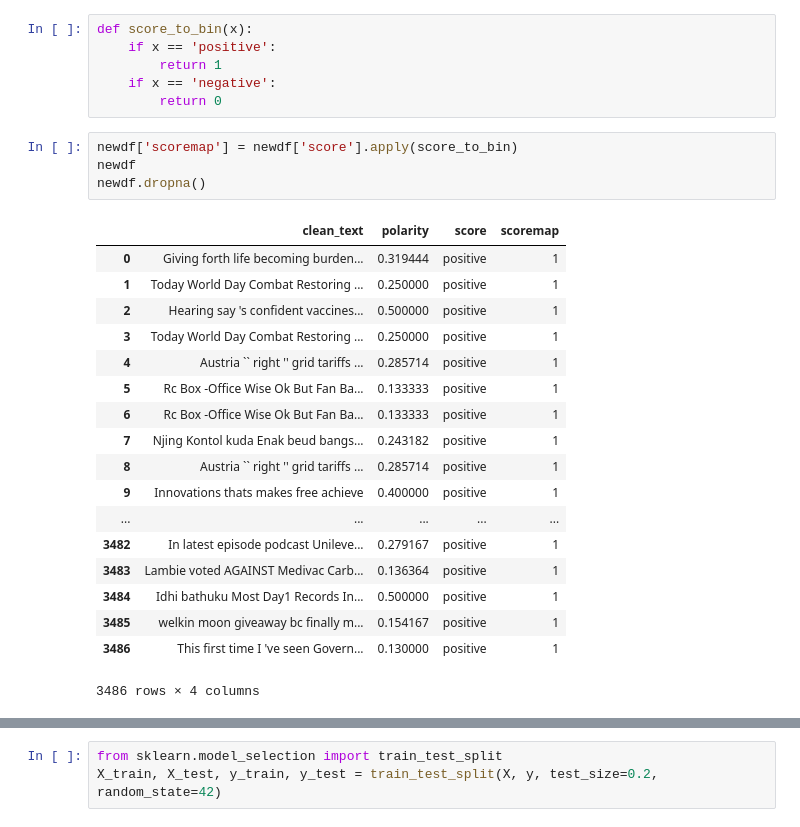
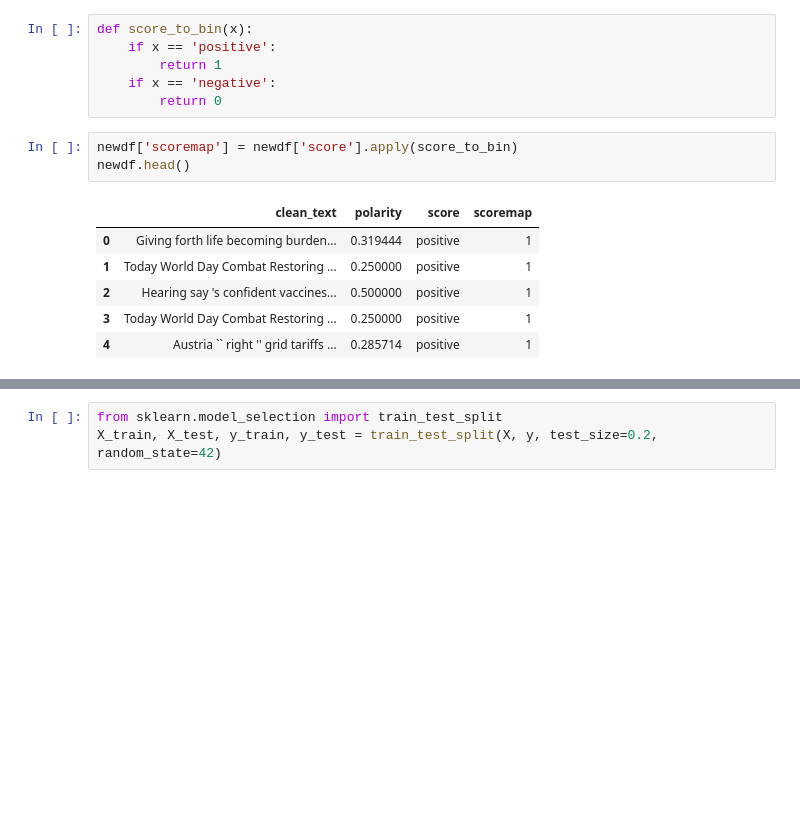
Before and after one commit to mozartofmath/week0_task2, a Jupyter notebook: Challenge_ Day2.ipynb, the cells around one changed output, grey strips where cells are left out. Drawn from its saved outputs; the diff is of its cells as text; blank space fills up the shorter version.

```diff
--- a/Challenge_ Day2.ipynb
+++ b/Challenge_ Day2.ipynb
@@ -252,27 +261,14 @@ def score_to_bin(x):
         return 0
 # %%
 newdf['scoremap'] = newdf['score'].apply(score_to_bin)
-newdf
-newdf.dropna()
+newdf.head()
 # %% [output]
 |  | clean_text | polarity | score | scoremap |
 | 0 | Giving forth life becoming burden... | 0.319444 | positive | 1 |
 | 1 | Today World Day Combat Restoring ... | 0.250000 | positive | 1 |
 | 2 | Hearing say 's confident vaccines... | 0.500000 | positive | 1 |
 | 3 | Today World Day Combat Restoring ... | 0.250000 | positive | 1 |
 | 4 | Austria `` right '' grid tariffs ... | 0.285714 | positive | 1 |
-| 5 | Rc Box -Office Wise Ok But Fan Ba... | 0.133333 | positive | 1 |
-| 6 | Rc Box -Office Wise Ok But Fan Ba... | 0.133333 | positive | 1 |
-| 7 | Njing Kontol kuda Enak beud bangs... | 0.243182 | positive | 1 |
-| 8 | Austria `` right '' grid tariffs ... | 0.285714 | positive | 1 |
-| 9 | Innovations thats makes free achieve | 0.400000 | positive | 1 |
-| ... | ... | ... | ... | ... |
-| 3482 | In latest episode podcast Unileve... | 0.279167 | positive | 1 |
-| 3483 | Lambie voted AGAINST Medivac Carb... | 0.136364 | positive | 1 |
-| 3484 | Idhi bathuku Most Day1 Records In... | 0.500000 | positive | 1 |
-| 3485 | welkin moon giveaway bc finally m... | 0.154167 | positive | 1 |
-| 3486 | This first time I 've seen Govern... | 0.130000 | positive | 1 |
-3486 rows × 4 columns
 # %%
 X,y = list(newdf['clean_text'].values.astype('U')),list(newdf['scoremap'])
 
```
Also changed, not shown: parts of 8 cells of this notebook.
